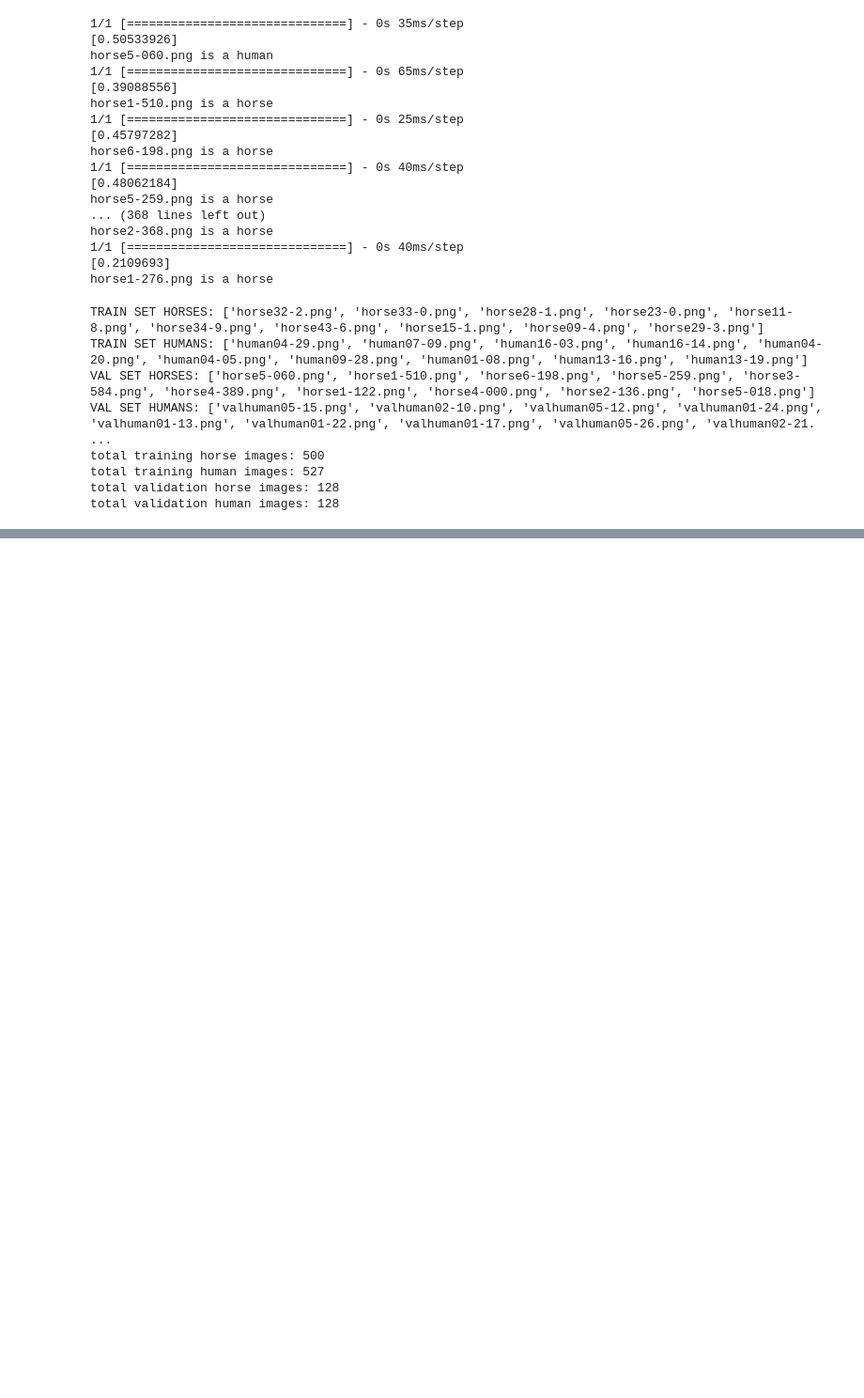
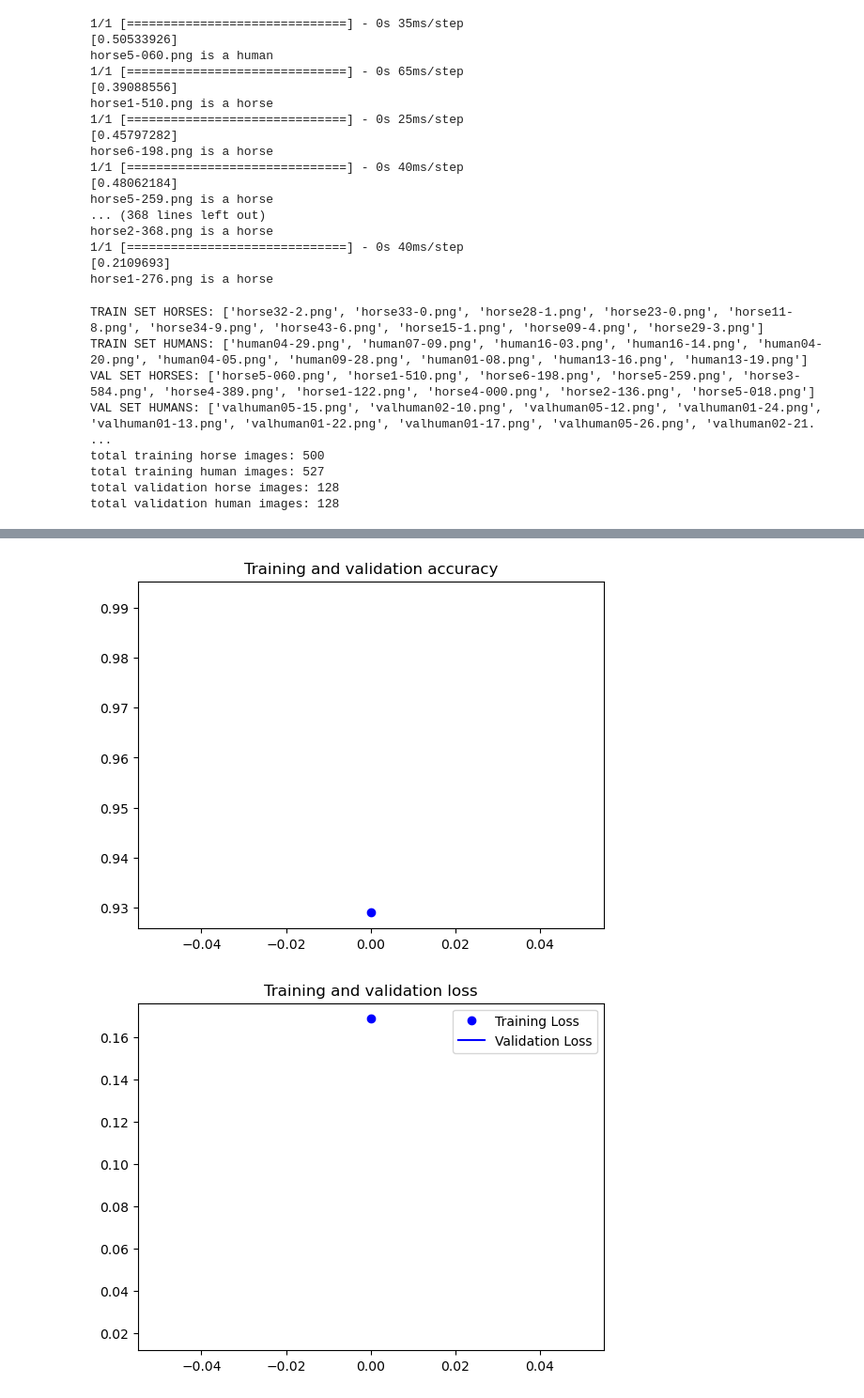
Before and after one commit to gkrampah/DeepNeuralNetwork, a Jupyter notebook: bascis.ipynb, the cells around one changed output, grey strips where cells are left out. Shown: that part at 94% size. Drawn from its saved outputs; the diff is of its cells as text; code cells hidden in the pictures; blank space fills up the shorter version.

```diff
--- a/bascis.ipynb
+++ b/bascis.ipynb
@@ -737,0 +823,42 @@ total validation human images: 128
+# %%
+# Set the training parameters
+model.compile(optimizer=RMSprop(learning_rate=0.0001),
+              loss='binary_crossentropy',
+              metrics=['accuracy'])
+# %%
+# Add our data-augmentation parameters to ImageDataGenerator
+train_datagen = ImageDataGenerator(
+    rescale=1.0 / 255.0,
+    rotation_range=40,
+    width_shift_range=0.2,
+    height_shift_range=0.2,
+    shear_range=0.2,
+    zoom_range=0.2,
+    horizontal_flip=True,
+)
+
+# Note that the validation data should not be augmented!
+test_datagen = ImageDataGenerator(rescale=1.0 / 255.0)
+
+# Flow training images in batches of 20 using train_datagen generator
+train_generator = train_datagen.flow_from_directory(
+    "./horse-or-human/", batch_size=10, class_mode="binary", target_size=(150, 150)
+)
+
+# Flow validation images in batches of 20 using test_datagen generator
+validation_generator = test_datagen.flow_from_directory(
+    "./validation-horse-or-human/",
+    batch_size=10,
+    class_mode="binary",
+    target_size=(150, 150),
+)
+
+# Train the model.
+history = model.fit(
+    train_generator,
+    validation_data=validation_generator,
+    steps_per_epoch=100,
+    epochs=20,
+    validation_steps=50,
+    verbose=2,
+)
@@ -737,0 +890,5 @@ total validation human images: 128
+# %%
+plot_loss_acc(history)
+# %% [output]
+[figure, added]
+[figure, added]
```
Also changed, not shown: parts of 22 cells of this notebook, 1 other file.
